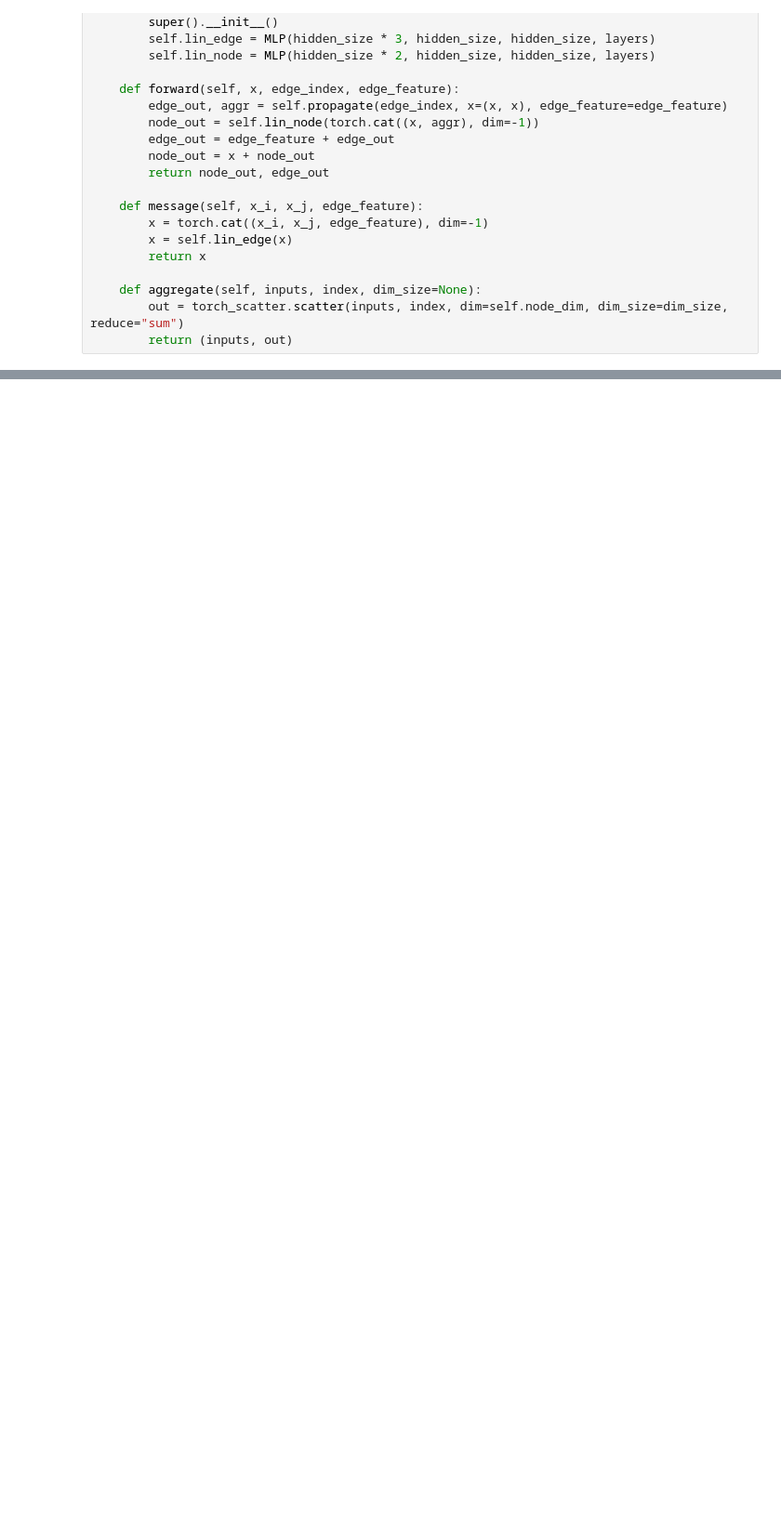
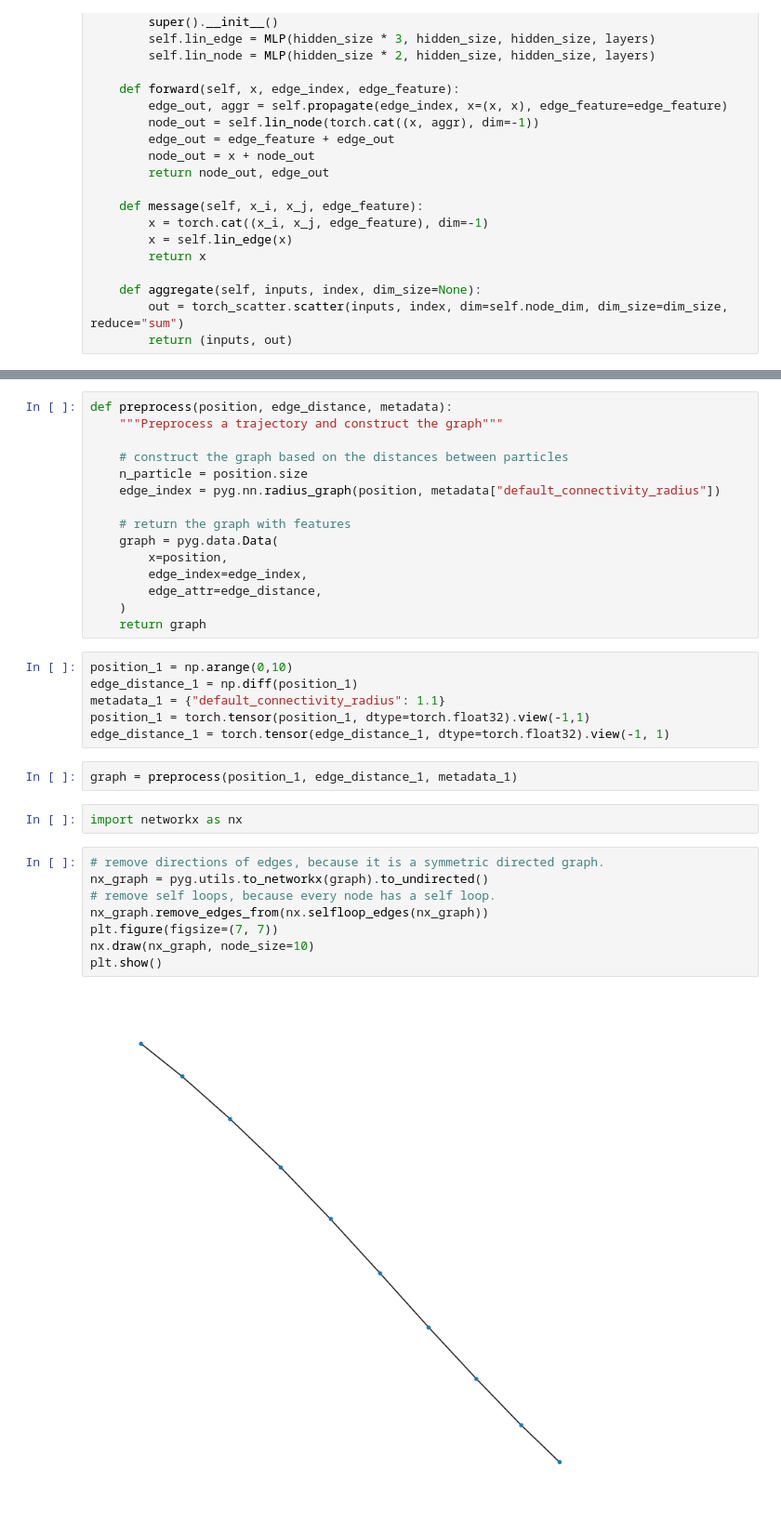
Before and after one commit to jamesterryxu/dsa-2024, a Jupyter notebook: GNNs/GNN_v1.ipynb, the cells around one changed output, grey strips where cells are left out. Shown at 93% size. Cells and saved outputs as stored; diff of their text form; blank space fills up the shorter version.

```diff
--- a/GNNs/GNN_v1.ipynb
+++ b/GNNs/GNN_v1.ipynb
@@ -114,0 +101,35 @@ class InteractionNetwork(pyg.nn.MessagePassing):
+# %%
+def preprocess(position, edge_distance, metadata):
+    """Preprocess a trajectory and construct the graph"""
+
+    # construct the graph based on the distances between particles
+    n_particle = position.size
+    edge_index = pyg.nn.radius_graph(position, metadata["default_connectivity_radius"])
+
+    # return the graph with features
+    graph = pyg.data.Data(
+        x=position,
+        edge_index=edge_index,
+        edge_attr=edge_distance,
+    )
+    return graph
+# %%
+position_1 = np.arange(0,10)
+edge_distance_1 = np.diff(position_1)
+metadata_1 = {"default_connectivity_radius": 1.1}
+position_1 = torch.tensor(position_1, dtype=torch.float32).view(-1,1)
+edge_distance_1 = torch.tensor(edge_distance_1, dtype=torch.float32).view(-1, 1)
+# %%
+graph = preprocess(position_1, edge_distance_1, metadata_1)
+# %%
+import networkx as nx
+# %%
+# remove directions of edges, because it is a symmetric directed graph.
+nx_graph = pyg.utils.to_networkx(graph).to_undirected()
+# remove self loops, because every node has a self loop.
+nx_graph.remove_edges_from(nx.selfloop_edges(nx_graph))
+plt.figure(figsize=(7, 7))
+nx.draw(nx_graph, node_size=10)
+plt.show()
+# %% [output]
+[figure, added]
```
Also changed, not shown: parts of 15 cells of this notebook.
